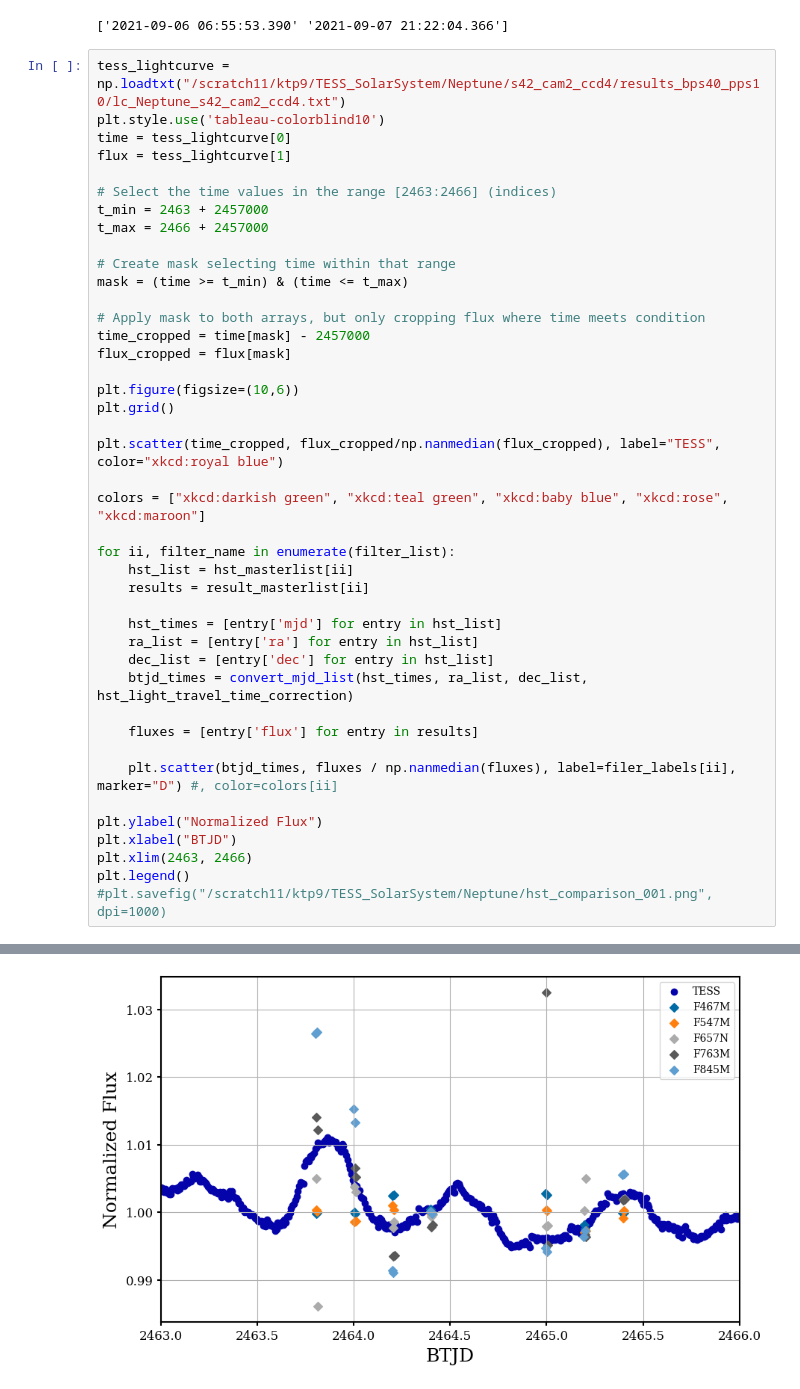
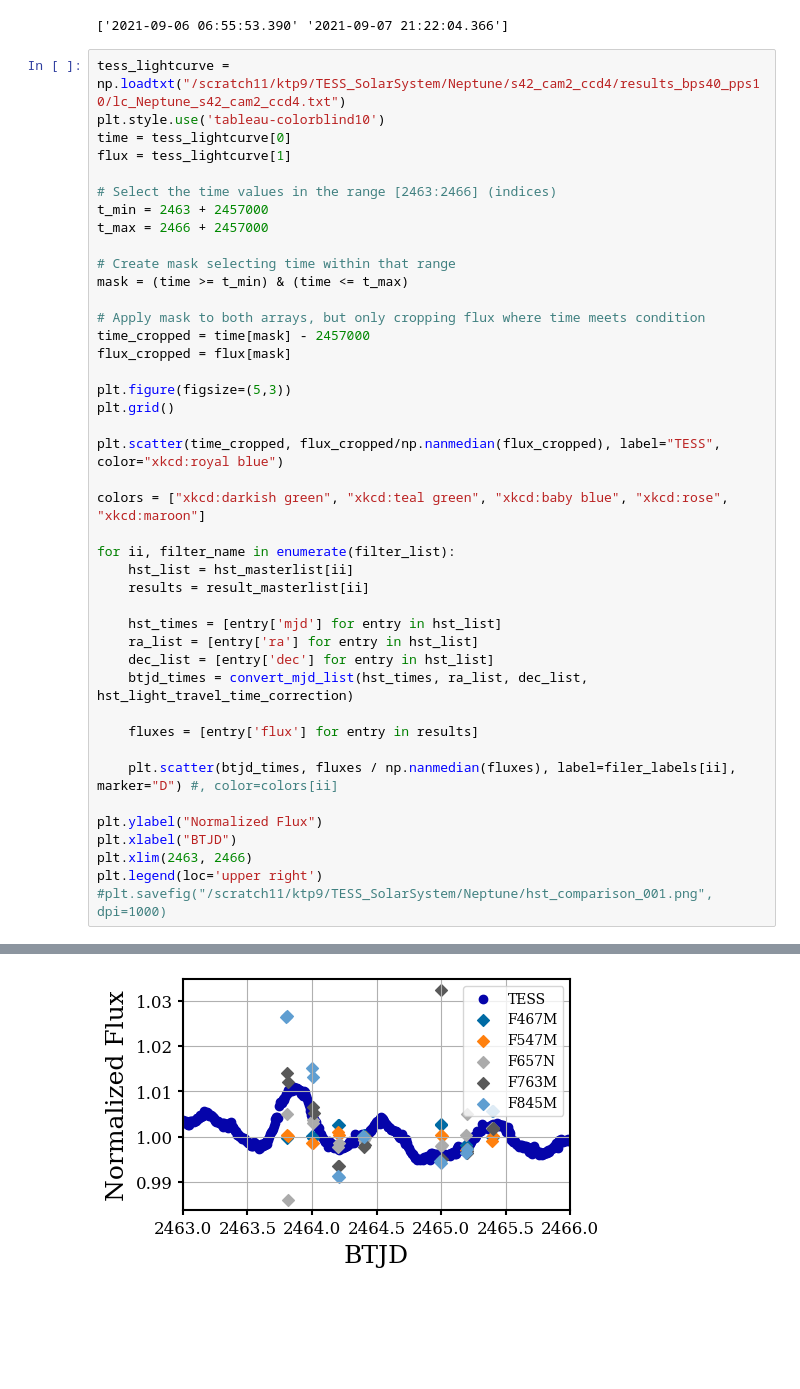
Before and after one commit to kenny-phan/tess-ice-giants, a Jupyter notebook: tess-ice-giants/telescope_processing/hst_disk_sum.ipynb, the cells around one changed output, grey strips where cells are left out. Saved outputs shown, nothing was run; the diff lists cells and outputs as text; blank space fills up the shorter version.

Commit message:
figsize edit

```diff
--- a/tess-ice-giants/telescope_processing/hst_disk_sum.ipynb
+++ b/tess-ice-giants/telescope_processing/hst_disk_sum.ipynb
@@ -158,36 +158,36 @@ mask = (time >= t_min) & (time <= t_max)
 
 # Apply mask to both arrays, but only cropping flux where time meets condition
 time_cropped = time[mask] - 2457000
 flux_cropped = flux[mask]
 
-plt.figure(figsize=(10,6))
+plt.figure(figsize=(5,3))
 plt.grid()
 
 plt.scatter(time_cropped, flux_cropped/np.nanmedian(flux_cropped), label="TESS", color="xkcd:royal blue")
 
 colors = ["xkcd:darkish green", "xkcd:teal green", "xkcd:baby blue", "xkcd:rose", "xkcd:maroon"]
 
 for ii, filter_name in enumerate(filter_list):
     hst_list = hst_masterlist[ii]
     results = result_masterlist[ii]
 
     hst_times = [entry['mjd'] for entry in hst_list]
     ra_list = [entry['ra'] for entry in hst_list]
     dec_list = [entry['dec'] for entry in hst_list]
     btjd_times = convert_mjd_list(hst_times, ra_list, dec_list, hst_light_travel_time_correction)
 
     fluxes = [entry['flux'] for entry in results]
 
     plt.scatter(btjd_times, fluxes / np.nanmedian(fluxes), label=filer_labels[ii], marker="D") #, color=colors[ii]
 
 plt.ylabel("Normalized Flux")
 plt.xlabel("BTJD")
 plt.xlim(2463, 2466)
-plt.legend()
+plt.legend(loc='upper right')
 #plt.savefig("/scratch11/ktp9/TESS_SolarSystem/Neptune/hst_comparison_001.png", dpi=1000)
 # %% [output]
 <matplotlib.legend.Legend at 0x...>
-[figure, old version]
+[figure, new version]
 # %%
 print(filter_list)
 # %% [output]
```
Also changed, not shown: parts of 3 cells of this notebook.
